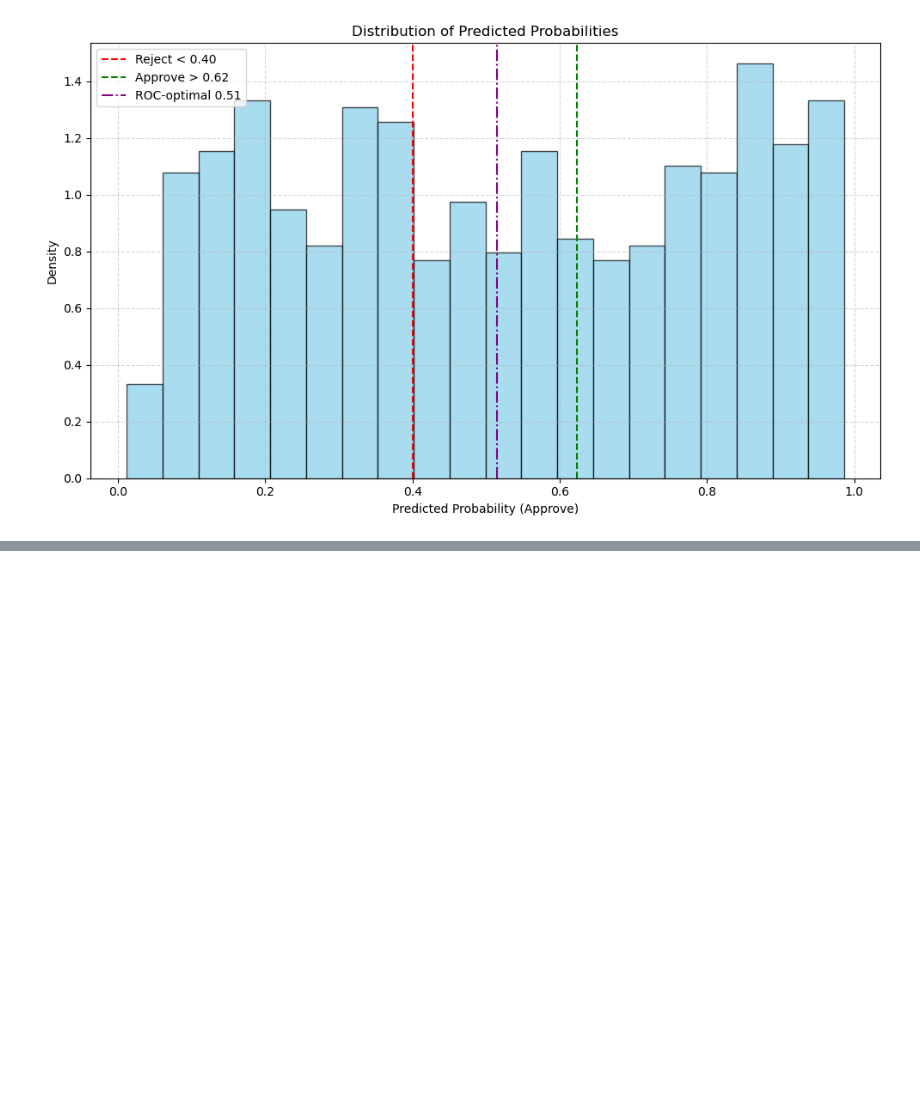
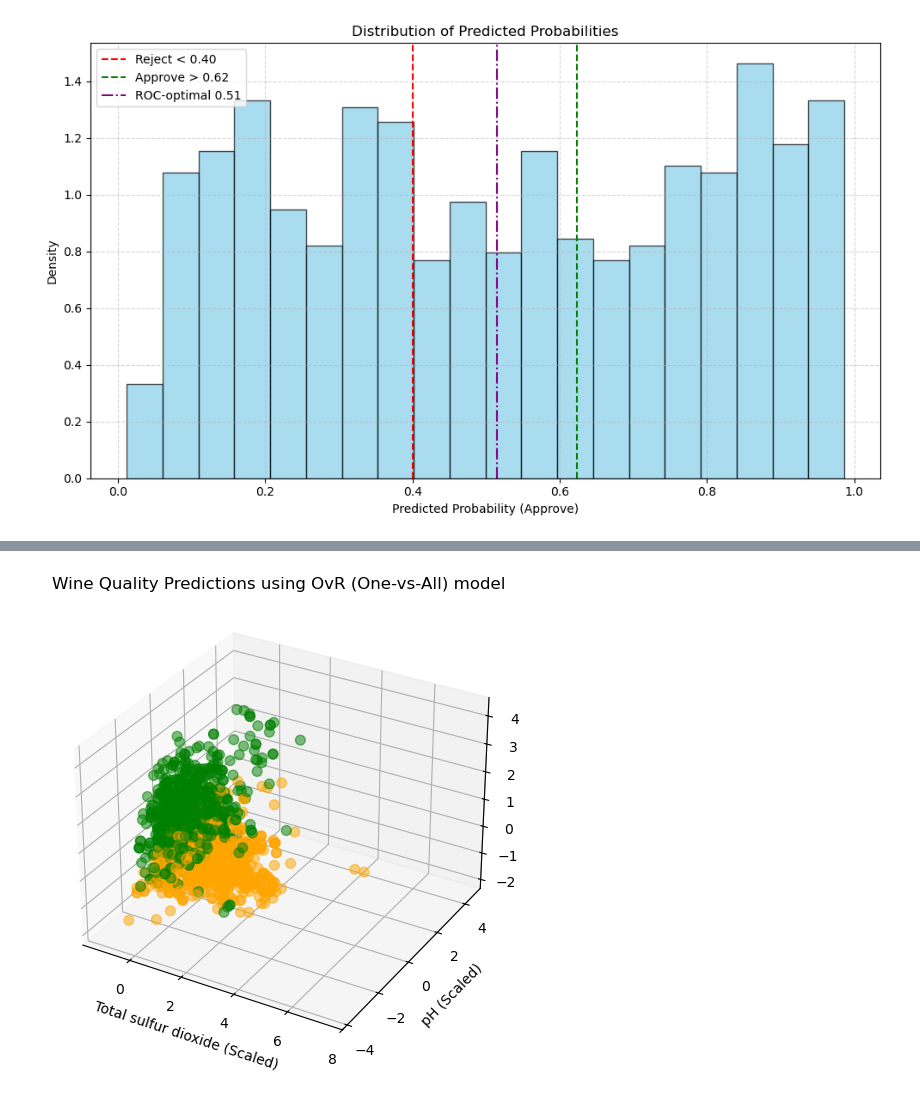
Before and after one commit to vinaykumarkv/Machine-Learning-Projects, a Jupyter notebook: certifciate_quality_classifier/certifciate_quality_classifier_v4.ipynb, the cells around one changed output, grey strips where cells are left out. Cells and saved outputs as stored; diff of their text form; code cells hidden in the pictures; blank space fills up the shorter version.

```diff
--- a/certifciate_quality_classifier/certifciate_quality_classifier_v4.ipynb
+++ b/certifciate_quality_classifier/certifciate_quality_classifier_v4.ipynb
@@ -190,0 +201,80 @@ plt.show()
+# %%
+import numpy as np
+import pandas as pd
+import matplotlib.pyplot as plt
+from mpl_toolkits.mplot3d import Axes3D
+
+data = wine_df
+
+# Multiclass target (based on quality score)
+conditions = [
+    (data['quality'] < 4),  # Rejected (0, low quality)
+    (data['quality'] > 5),  # Approved (1, high quality)
+    True                    # Needs Review (2, medium quality)
+]
+data['actual_decision'] = np.select(conditions, [0, 1, 2])
+
+# Features (all 11) and target
+X = data[['fixed acidity', 'volatile acidity', 'citric acid', 'residual sugar',
+          'chlorides', 'free sulfur dioxide', 'total sulfur dioxide', 'density',
+          'pH', 'sulphates', 'alcohol']].values
+y = data['actual_decision'].values
+
+# Normalize features (like your v2 scaling)
+X = (X - X.mean(axis=0)) / X.std(axis=0)
+
+# Sigmoid function (from your v2)
+def sigmoid(z):
+    return 1 / (1 + np.exp(-np.clip(z, -500, 500)))  # Clip to avoid overflow
+
+# Logistic regression gradient descent (from v2)
+def train_logistic(X, y_binary, learning_rate=0.01, epochs=1000):
+    m, n = X.shape
+    weights = np.zeros(n)
+    bias = 0
+    for _ in range(epochs):
+        z = X @ weights + bias
+        probs = sigmoid(z)
+        error = probs - y_binary
+        grad_w = (X.T @ error) / m
+        grad_b = np.mean(error)
+        weights -= learning_rate * grad_w
+        bias -= learning_rate * grad_b
+    return weights, bias
+
+# One-vs-all: Training three binary models
+classes = [0, 1, 2]  # Rejected, Approved, Needs Review
+models = []
+for c in classes:
+    y_binary = (y == c).astype(int)  # 1 for class c, 0 for others
+    weights, bias = train_logistic(X, y_binary, learning_rate=0.01, epochs=2000)  # iter epochs for convergence
+    models.append((weights, bias))
+
+# Predict and get probs for each class, and choose highest
+probs = np.zeros((X.shape[0], len(classes)))
+for i, (weights, bias) in enumerate(models):
+    z = X @ weights + bias
+    probs[:, i] = sigmoid(z)
+preds = np.argmax(probs, axis=1)
+
+# Gray zone-If max prob < 0.6, set to Needs Review (2)
+max_probs = np.max(probs, axis=1)
+preds[max_probs < 0.6] = 2
+
+# Accuracy on review cases
+mask = preds != 2
+accuracy = np.mean(y[mask] == preds[mask]) if np.sum(mask) > 0 else 0
+print(f"Accuracy on decided cases: {accuracy:.2%}")
+print(f"Review rate: {np.mean(preds == 2):.2%}")
+
+# important drivers in 3d plot
+fig = plt.figure(figsize=(8, 6))
+ax = fig.add_subplot(111, projection='3d')
+colors = ['red' if p == 0 else 'green' if p == 1 else 'orange' for p in preds]
+ax.scatter(X[:, 6], X[:, 8], X[:, 10], c=colors, alpha=0.5, s=50)
+ax.set_xlabel('Total sulfur dioxide (Scaled)')
+ax.set_ylabel('pH (Scaled)')
+ax.set_zlabel('Alcohol (Scaled)')
+ax.set_title('Wine Quality Predictions using OvR (One-vs-All) model')
+plt.show()
+# %% [output]
@@ -190,0 +283 @@ plt.show()
+[figure, added]
```
Also changed, not shown: parts of 5 cells of this notebook.
